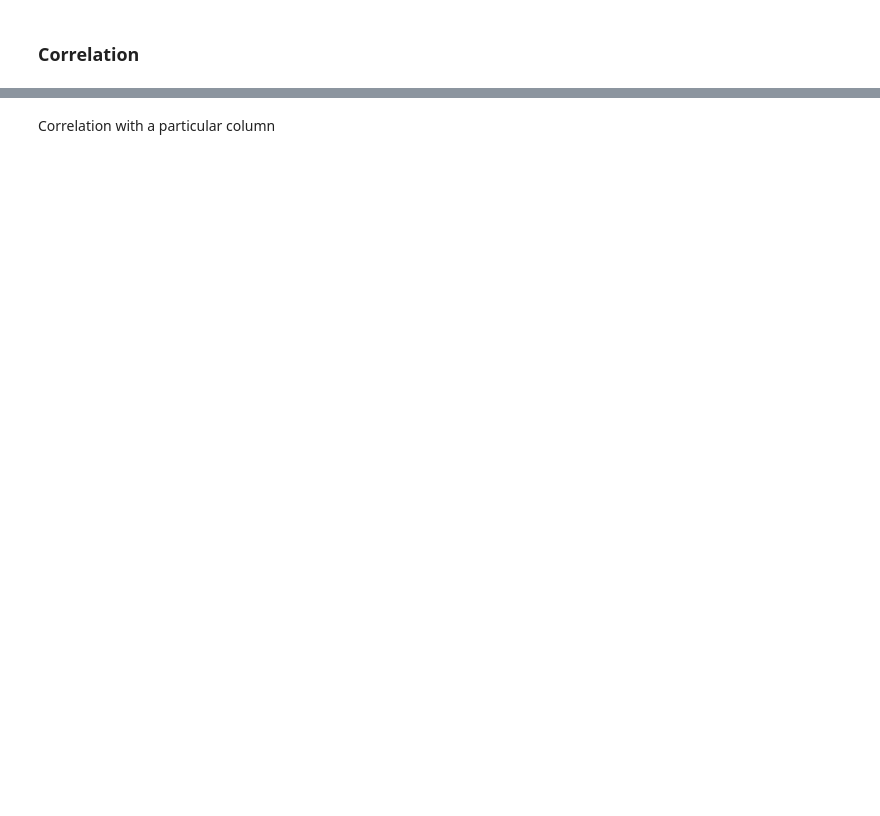
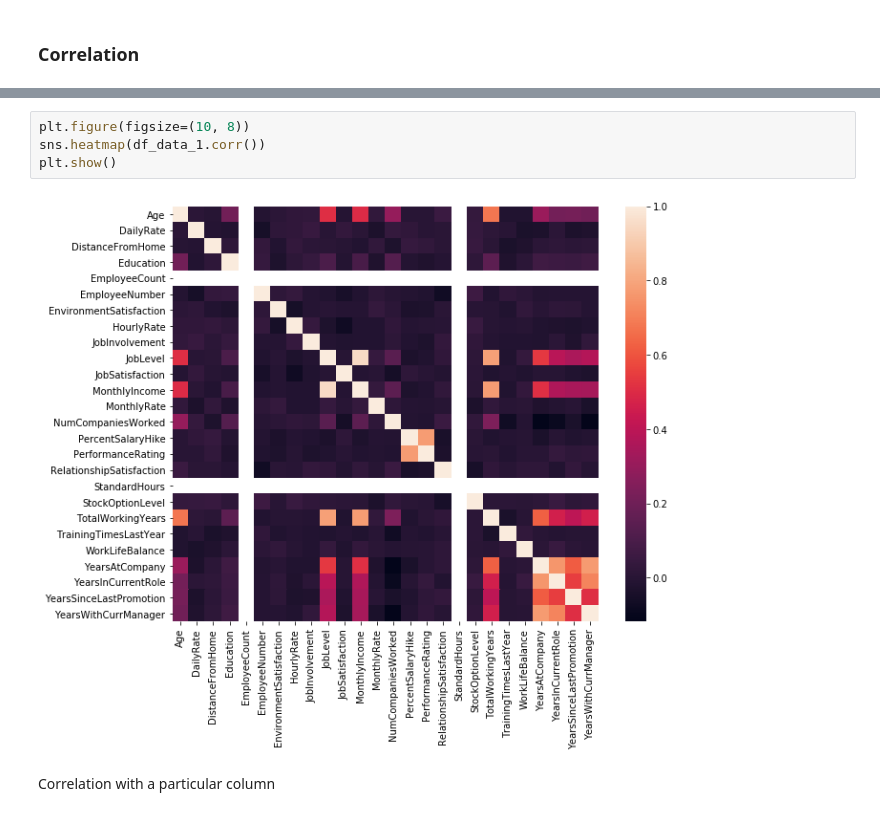
Before and after one commit to rahulsnair/simple-sklearn-models, a Jupyter notebook: sklearn-models.ipynb, the cells around one changed output, grey strips where cells are left out. Cells and saved outputs as stored; diff of their text form; blank space fills up the shorter version.

```diff
--- a/sklearn-models.ipynb
+++ b/sklearn-models.ipynb
@@ -150,3 +110,9 @@ df_data_1.corr()
+# %%
+plt.figure(figsize=(10, 8))
+sns.heatmap(df_data_1.corr())
+plt.show()
+# %% [output]
+[figure, added]
 # %% [markdown]
 Correlation with a particular column
 # %%
```
Also changed, not shown: parts of 16 cells of this notebook, 1 other file.
